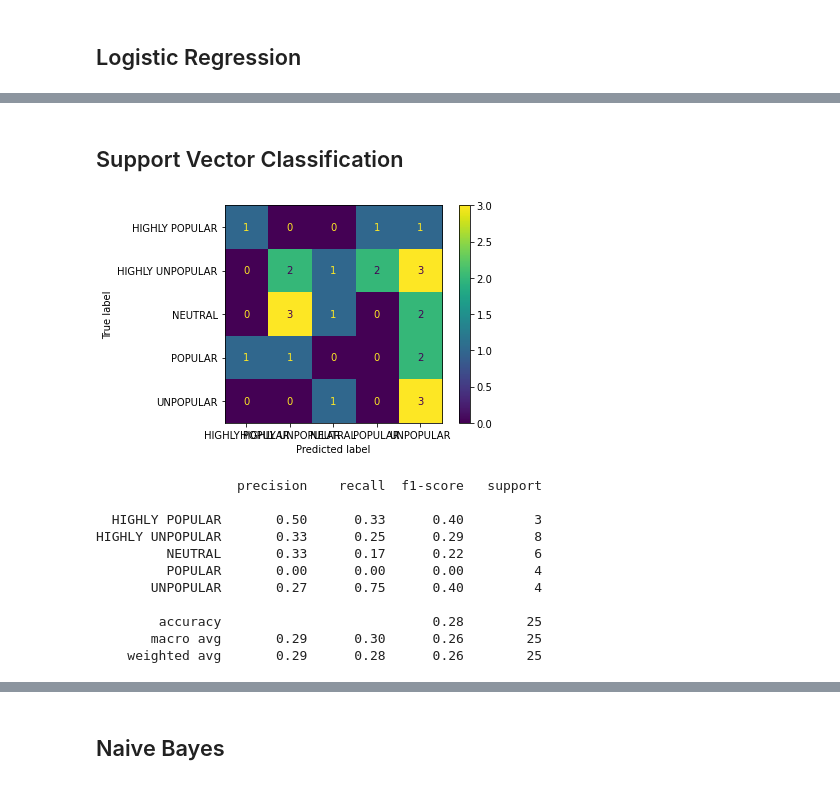
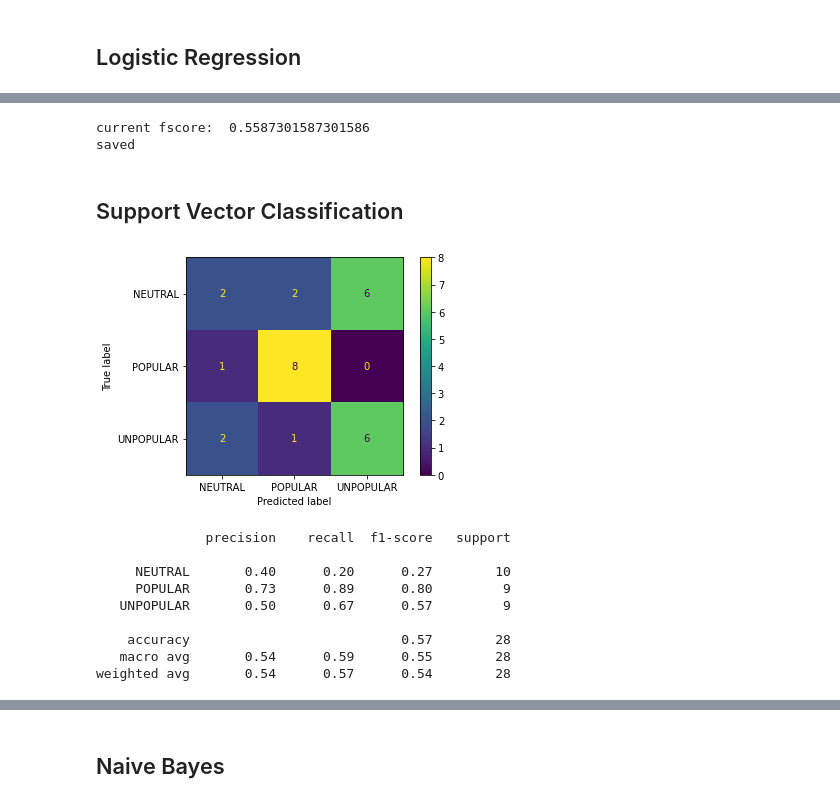
Before and after one commit to milijanadj/SIAP, a Jupyter notebook: models.ipynb, the cells around one changed output, grey strips where cells are left out. Cells and saved outputs as stored; diff of their text form; code cells hidden in the pictures.

```diff
--- a/models.ipynb
+++ b/models.ipynb
@@ -140,18 +169,43 @@ HIGHLY UNPOPULAR       0.20      0.12      0.15         8
+# %%
+fscore = get_fscore(y_test, y_pred)
+print('current fscore: ', fscore)
+
+try:
+    filename = 'models/lr.pickle'
+    stored_model = pickle.load(open(filename, 'rb'))
+    y_pred = stored_model.predict(X_test)
+
+    old_fscore = get_fscore(y_test, y_pred)
+    print('old fscore:', old_fscore)
+
+    if fscore > old_fscore:
+        pickle.dump(lr, open(filename, 'wb'))
+        print('saved')
+        scores['loristic regression'] = fscore
+    else:
+        scores['logistic regression'] = old_fscore
+except FileNotFoundError:
+    pickle.dump(lr, open(filename, 'wb'))
+    print('saved')
+    scores['logistic regression'] = fscore
+# %% [output]
+current fscore:  0.5587301587301586
+saved
 # %% [markdown]
 ## Support Vector Classification
 # %%
 #ucitavanje
 train_df = pandas.read_csv('datasets/train.csv')
-X_train = train_df.iloc[:, [2, 4, 5, 6, 7]].values
-y_train = train_df.iloc[:, 3].values
+X_train = train_df.iloc[:, [3, 5, 6, 7, 8, 9, 11]].values
+y_train = train_df.iloc[:, 4].values
 
 test_df = pandas.read_csv('datasets/test.csv')
-X_test = test_df.iloc[:, [2, 4, 5, 6, 7]].values
-y_test = test_df.iloc[:, 3].values
+X_test = test_df.iloc[:, [3, 5, 6, 7, 8, 9, 11]].values
+y_test = test_df.iloc[:, 4].values
 
 validation_df = pandas.read_csv('datasets/validation.csv')
-X_validation = validation_df.iloc[:, [2, 4, 5, 6, 7]].values
-y_validation = validation_df.iloc[:, 3].values
+X_validation = validation_df.iloc[:, [3, 5, 6, 7, 8, 9, 11]].values
+y_validation = validation_df.iloc[:, 4].values
 
 #normalizacija
 scaler = StandardScaler()
@@ -169,24 +223,22 @@ y_pred = svc.predict(X_test)
 # %%
 cm = confusion_matrix(y_test, y_pred)
 disp = ConfusionMatrixDisplay(
     confusion_matrix=cm,
-    display_labels=rfc.classes_
+    display_labels=svc.classes_
 )
 disp.plot()
 plt.show()
 # %% [output]
-[figure, old version]
+[figure, new version]
 # %%
 print(classification_report(y_test, y_pred))
 # %% [output]
-                  precision    recall  f1-score   support
+              precision    recall  f1-score   support
 
-  HIGHLY POPULAR       0.50      0.33      0.40         3
-HIGHLY UNPOPULAR       0.33      0.25      0.29         8
-         NEUTRAL       0.33      0.17      0.22         6
-         POPULAR       0.00      0.00      0.00         4
-       UNPOPULAR       0.27      0.75      0.40         4
+     NEUTRAL       0.40      0.20      0.27        10
+     POPULAR       0.73      0.89      0.80         9
+   UNPOPULAR       0.50      0.67      0.57         9
 
-        accuracy                           0.28        25
-       macro avg       0.29      0.30      0.26        25
-    weighted avg       0.29      0.28      0.26        25
+    accuracy                           0.57        28
+   macro avg       0.54      0.59      0.55        28
+weighted avg       0.54      0.57      0.54        28
```
Also changed, not shown: parts of 29 cells of this notebook, 13 other files.
